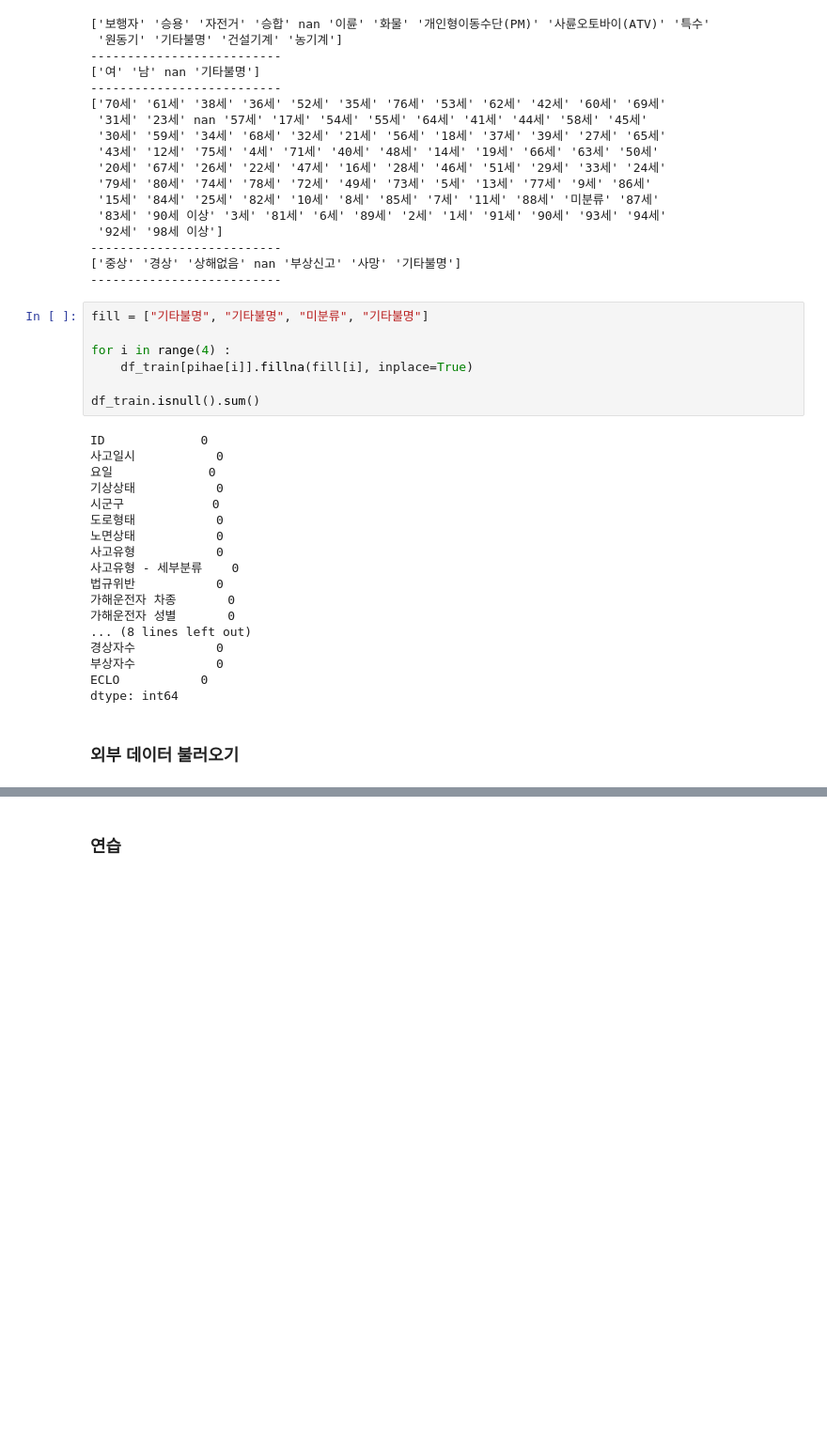
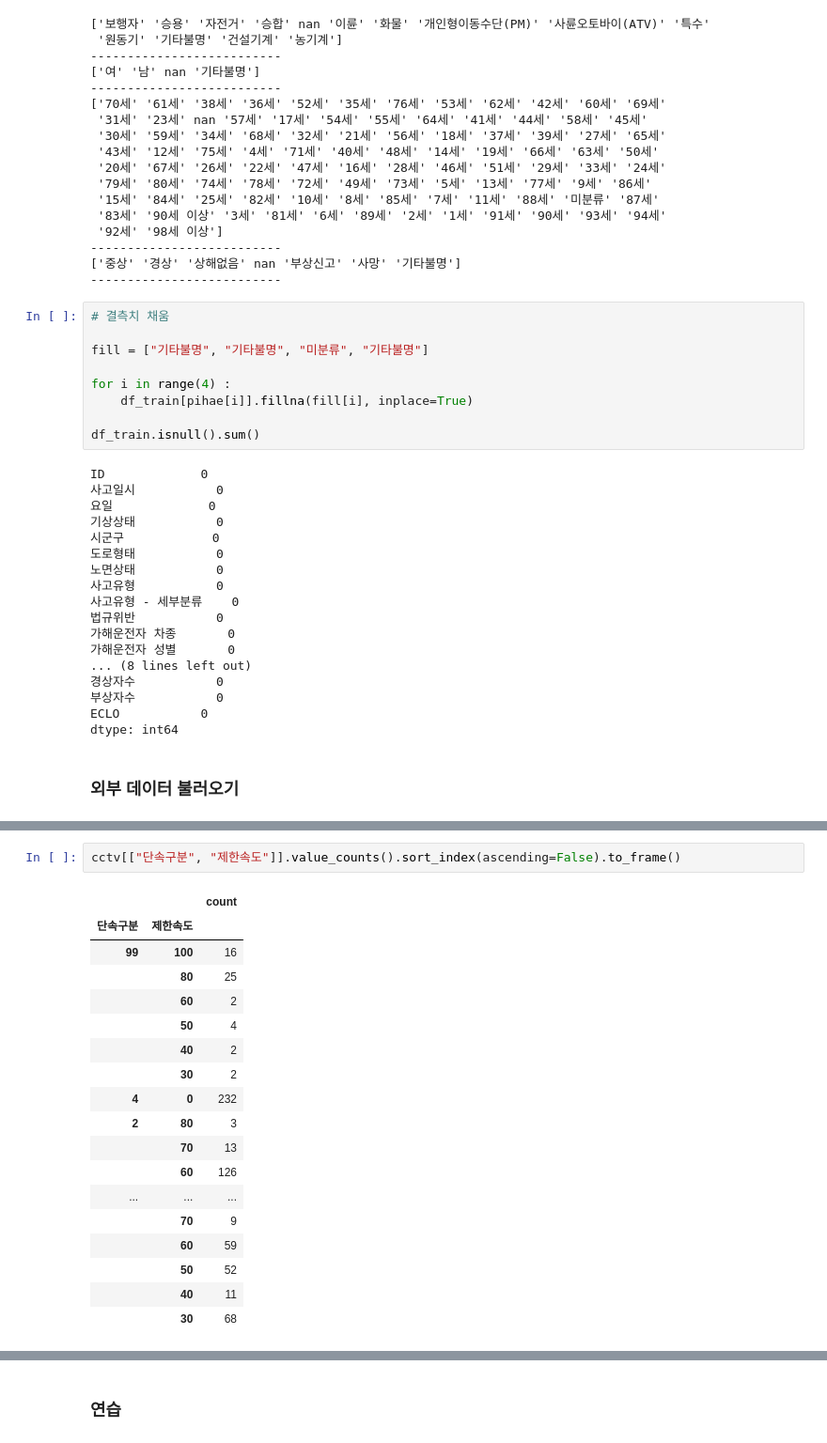
Before and after one commit to nyeokinyeoki/dacon_accident, a Jupyter notebook: accident.ipynb, the cells around one changed output, grey strips where cells are left out. Shown at 94% size. Drawn from its saved outputs; the diff is of its cells as text; blank space fills up the shorter version.

```diff
--- a/accident.ipynb
+++ b/accident.ipynb
@@ -248,6 +249,8 @@ for i in range(4) :
 ['중상' '경상' '상해없음' nan '부상신고' '사망' '기타불명']
 --------------------------
 # %%
+# 결측치 채움
+
 fill = ["기타불명", "기타불명", "미분류", "기타불명"]
 
 for i in range(4) :
@@ -305,3 +308,24 @@ memory usage: 149.9+ KB
 | 2 | 주차14 | 대구광역시 | 남구 | 시도 | NaN | 대봉로 | 3 | 대구광역시 남구 봉덕로 134 | 대구광역시 남구 봉덕동 866-46 | 35.844183 | ... |
 | 3 | 주차15 | 대구광역시 | 남구 | 시도 | NaN | 큰골길 | 3 | 대구광역시 남구 큰골길 200 | 대구광역시 남구 대명동 2680-17 | 35.834798 | ... |
 | 4 | 주차16 | 대구광역시 | 남구 | 시도 | NaN | 큰골길 | 3 | 대구광역시 남구 큰골길 243 | 대구광역시 남구 봉덕동 1616 | 35.832728 | ... |
+# %%
+cctv[["단속구분", "제한속도"]].value_counts().sort_index(ascending=False).to_frame()
+# %% [output]
+|  |  | count |
+| 단속구분 | 제한속도 |  |
+| 99 | 100 | 16 |
+|  | 80 | 25 |
+|  | 60 | 2 |
+|  | 50 | 4 |
+|  | 40 | 2 |
+|  | 30 | 2 |
+| 4 | 0 | 232 |
+| 2 | 80 | 3 |
+|  | 70 | 13 |
+|  | 60 | 126 |
+| ... | ... | ... |
+|  | 70 | 9 |
+|  | 60 | 59 |
+|  | 50 | 52 |
+|  | 40 | 11 |
+|  | 30 | 68 |
```
Also changed, not shown: parts of 13 cells of this notebook.
